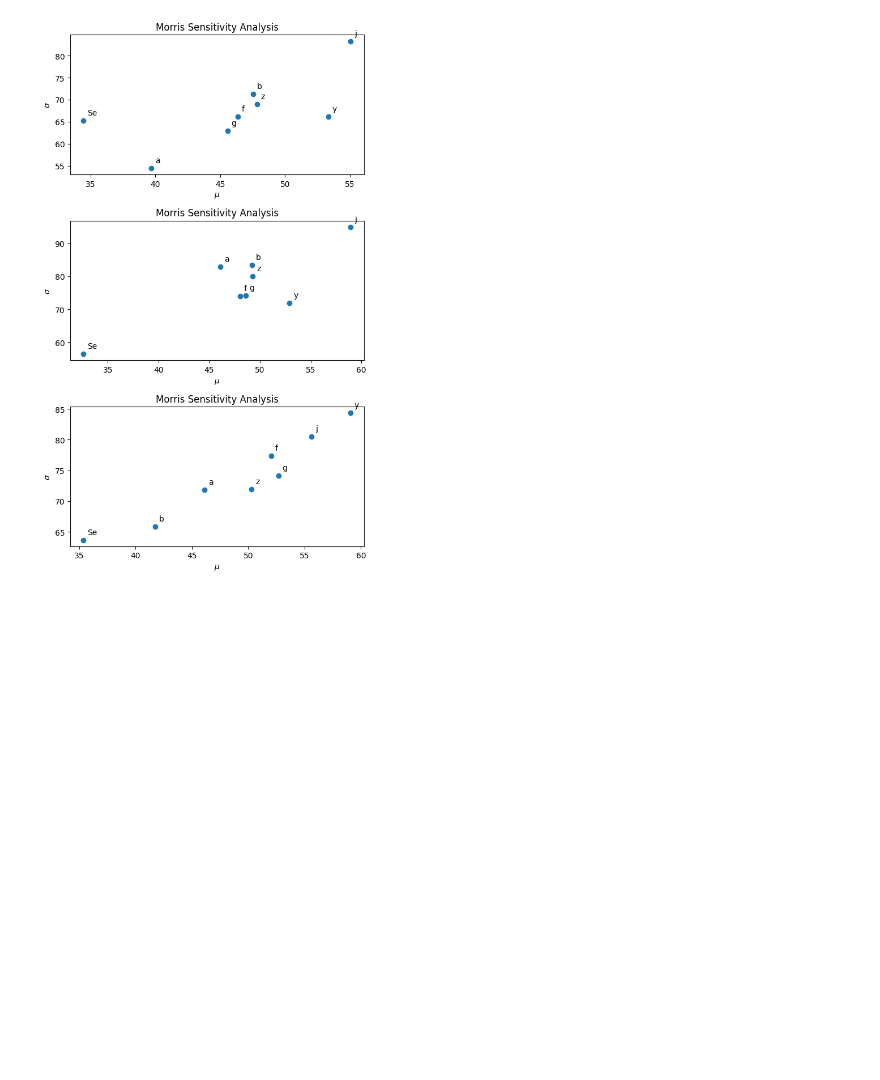
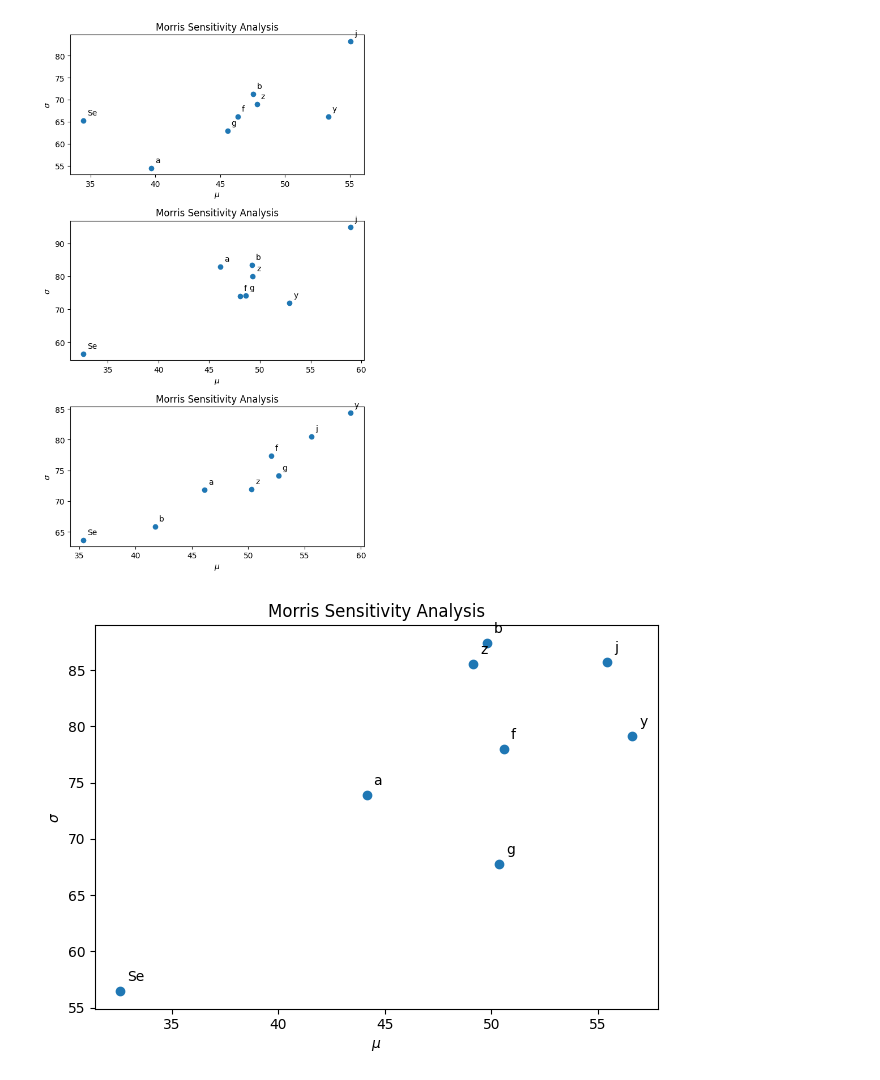
Before and after one commit to ethygers/Mup1_Modeling, a Jupyter notebook: ReproduceFur4/fur4_parameter_sensititivity.ipynb, the cells around one changed output. Cells and saved outputs as stored; diff of their text form; code cells hidden in the pictures; blank space fills up the shorter version.

Commit message:
ran some parameter sensitivity analyses

```diff
--- a/ReproduceFur4/fur4_parameter_sensititivity.ipynb
+++ b/ReproduceFur4/fur4_parameter_sensititivity.ipynb
@@ -109,23 +109,42 @@ results = [
                              'mu_star_conf': [15.956152752395226, 12.21225563515483, 14.822210798683386, 11.623776900669412, 16.23487619331889, 15.615309510206753, 12.196362948715237, 13.949777612425962],
                              'sigma': [71.84645372807121, 65.82245048929761, 77.35364028470104, 74.103534322296, 80.53355097140408, 84.33635499275769, 71.8960440680765, 63.686959760133114]},
      'parameter_names': ['a', 'b', 'f', 'g', 'j', 'y', 'z', 'Se']},
-    {'timestamp': '2025-07-14T17:19:24.107362', 'seed': None, 'sensitivity_indices': {'mu': [-37.206813280010664, 3.1155657018665988, 24.21569632217835, 17.8103326806633, 27.317028184380362, 38.30355045472487, -1.8638503711303382, 19.09193674960595], 'mu_star': [44.15174625041888, 49.80558592061648, 50.58151912464989, 50.35274973657799, 55.45080368930388, 56.619903156749224, 49.14301287404309, 32.603279361487175], 'mu_star_conf': [14.219750838792999, 16.903960917283364, 14.97980866544805, 11.066422154482467, 16.52518888229924, 17.572820896505426, 16.36981182094333, 10.729894754062212], 'sigma': [73.90069391030575, 87.4355486225514, 78.02193551782781, 67.80247029549521, 85.70748337804834, 79.18207688942277, 85.56016824112791, 56.45189244389349]},
+    {'timestamp': '2025-07-14T17:19:24.107362', 'seed': None,
+     'sensitivity_indices': {'mu': [-37.206813280010664, 3.1155657018665988, 24.21569632217835, 17.8103326806633, 27.317028184380362, 38.30355045472487, -1.8638503711303382, 19.09193674960595],
+                             'mu_star': [44.15174625041888, 49.80558592061648, 50.58151912464989, 50.35274973657799, 55.45080368930388, 56.619903156749224, 49.14301287404309, 32.603279361487175],
+                             'mu_star_conf': [14.219750838792999, 16.903960917283364, 14.97980866544805, 11.066422154482467, 16.52518888229924, 17.572820896505426, 16.36981182094333, 10.729894754062212],
+                             'sigma': [73.90069391030575, 87.4355486225514, 78.02193551782781, 67.80247029549521, 85.70748337804834, 79.18207688942277, 85.56016824112791, 56.45189244389349]},
+     'parameter_names': ['a', 'b', 'f', 'g', 'j', 'y', 'z', 'Se']},
+    {'timestamp': '2025-07-15T15:53:54.608819', 'seed': None,
+     'sensitivity_indices': {'mu': [-30.306746475800605, 1.6164283089541396, 12.437584143203344, 21.59392422675351, 30.23683240532754, 25.87089667707414, 6.557713023349261, 27.49353548233499],
+                             'mu_star': [39.02231711674358, 46.20573824829839, 47.63784531722373, 44.9823972201375, 60.37892736071329, 46.914154975816636, 51.11484661388541, 33.013769718305326],
+                             'mu_star_conf': [14.211113266147947, 10.664325400745447, 12.644821223017905, 11.228535553114336, 15.220649565069122, 10.297589365992804, 12.949410852164242, 11.140509311009952],
+                             'sigma': [64.27421532928328, 65.51950176200614, 68.88433071803121, 59.83046230507253, 89.09172446866717, 57.74937180820306, 71.13497013457508, 56.769430388199716]},
+     'parameter_names': ['a', 'b', 'f', 'g', 'j', 'y', 'z', 'Se']},
+    {'timestamp': '2025-07-16T14:47:51.703068', 'seed': None,
+     'sensitivity_indices': {'mu': [-30.858185036419066, -0.48227804289916154, 4.0158436360870295, 6.652828298956123, 18.828202274138466, 24.83714063025046, 2.0658506140050132, 18.63046085896268],
+                             'mu_star': [39.50005828533688, 53.53936759347663, 45.93668723383782, 52.56960226841341, 55.155711762003975, 49.29177991772914, 50.04139314775132, 31.380877073872963],
+                             'mu_star_conf': [13.628725005010104, 15.259543203581885, 11.041378994809822, 14.331795751245737, 12.244570830762159, 11.298717355981388, 11.703799537975398, 12.689875454047339],
+                             'sigma': [60.45540983192767, 81.42643350814772, 63.70735362844442, 74.12167546295281, 78.25391486727774, 64.99415856139579, 70.9443497525856, 55.34687712559617]},
      'parameter_names': ['a', 'b', 'f', 'g', 'j', 'y', 'z', 'Se']}
 ]
 # %%
 plt.figure(figsize=(6, 10))
 plt.subplot(3, 1, 1)
 scatter_plot(results[0], show=False)
 plt.subplot(3, 1, 2)
 scatter_plot(results[1], show=False)
 plt.subplot(3, 1, 3)
 scatter_plot(results[2], show=False)
 plt.tight_layout()
 
 # plt.savefig("fur4_parameter_sensitivity.png")
 plt.show()
+
+scatter_plot(results[3])
 # %% [output]
 [figure]
+[figure, added]
 # %%
 from multiprocessing import Pool
 from SALib.sample import sobol as sobol_sample, morris as morris_sample
```
Also changed, not shown: parts of 2 cells of this notebook, 5 other files.
